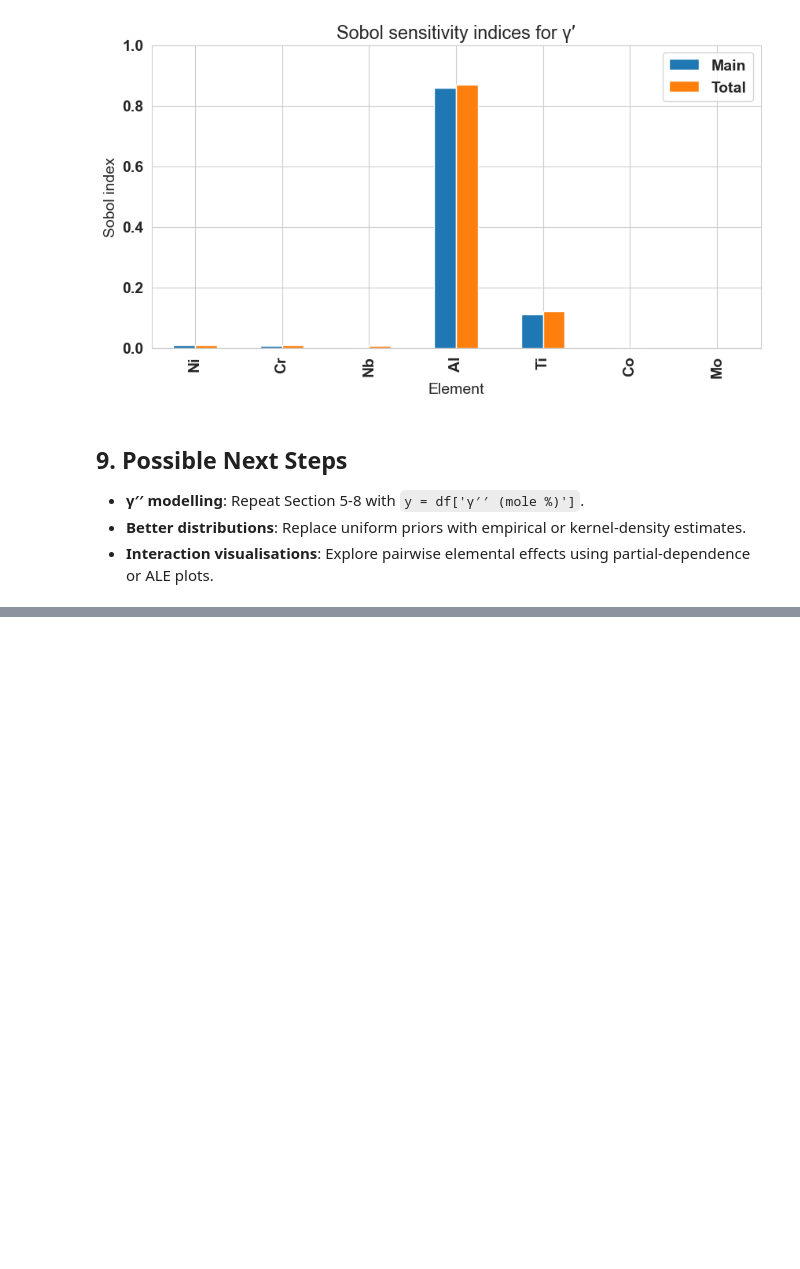
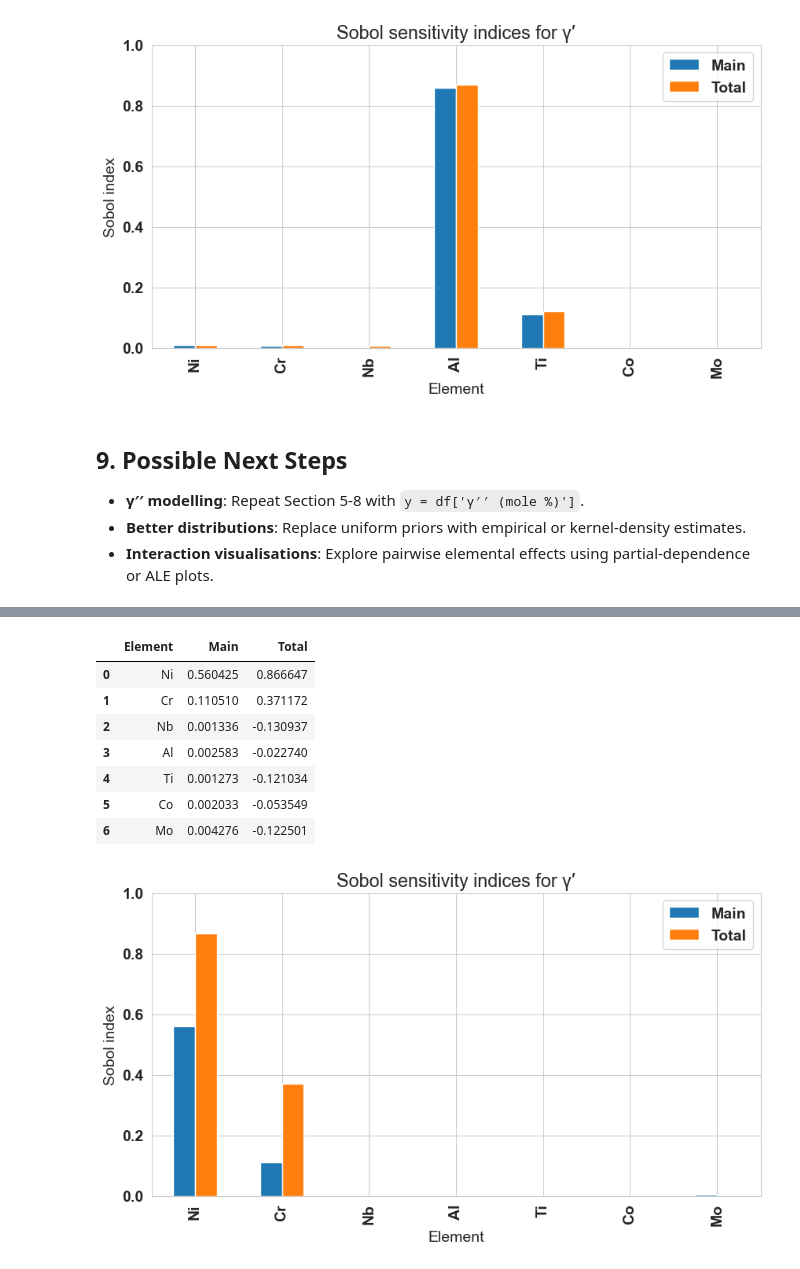
Before and after one commit to imqcam/composition-microstructure-sensitivity-analysis-release, a Jupyter notebook: Composition_to_Microstructure_Sensitivity_pipeline.ipynb, the cells around one changed output, grey strips where cells are left out. Saved outputs shown, nothing was run; the diff lists cells and outputs as text; code cells hidden in the pictures; blank space fills up the shorter version.

```diff
--- a/Composition_to_Microstructure_Sensitivity_pipeline.ipynb
+++ b/Composition_to_Microstructure_Sensitivity_pipeline.ipynb
@@ -281,0 +437,31 @@ plt.show()
+# %%
+#8. Sobol sensitivity indices
+
+main_sobol = cp.Sens_m(model_final, joint_dist)
+total_sobol = cp.Sens_t(model_final, joint_dist)
+
+elements = ['Ni', 'Cr', 'Nb', 'Al', 'Ti', 'Co', 'Mo']
+sobol_df = pd.DataFrame({
+    'Element': elements,
+    'Main': main_sobol,
+    'Total': total_sobol
+})
+
+display(sobol_df)
+
+# Bar plot
+sobol_df.set_index('Element').plot.bar(figsize=(10,5))
+plt.title("Sobol sensitivity indices for γ′")
+plt.ylabel("Sobol index")
+plt.ylim(0, 1)
+plt.show()
+# %% [output]
+|  | Element | Main | Total |
+| 0 | Ni | 0.560425 | 0.866647 |
+| 1 | Cr | 0.110510 | 0.371172 |
+| 2 | Nb | 0.001336 | -0.130937 |
+| 3 | Al | 0.002583 | -0.022740 |
+| 4 | Ti | 0.001273 | -0.121034 |
+| 5 | Co | 0.002033 | -0.053549 |
+| 6 | Mo | 0.004276 | -0.122501 |
+[figure, added]
```
Also changed, not shown: parts of 10 cells of this notebook, 1 other file.
